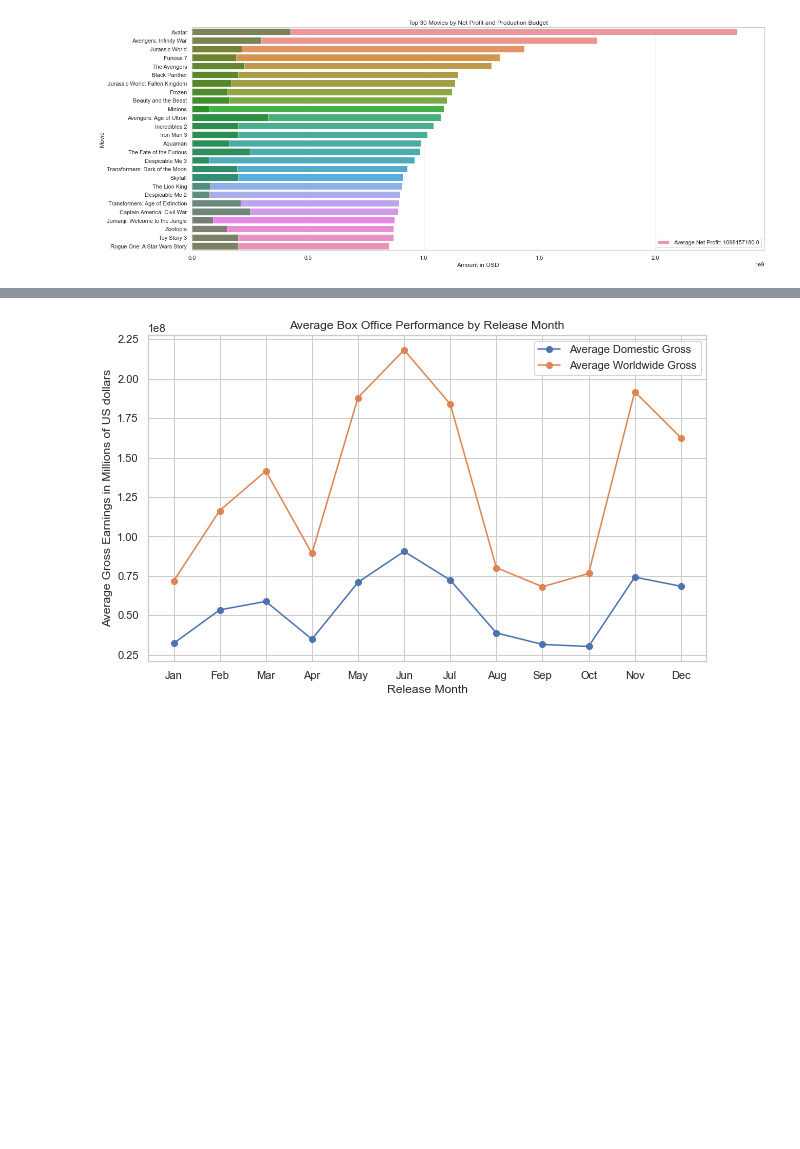
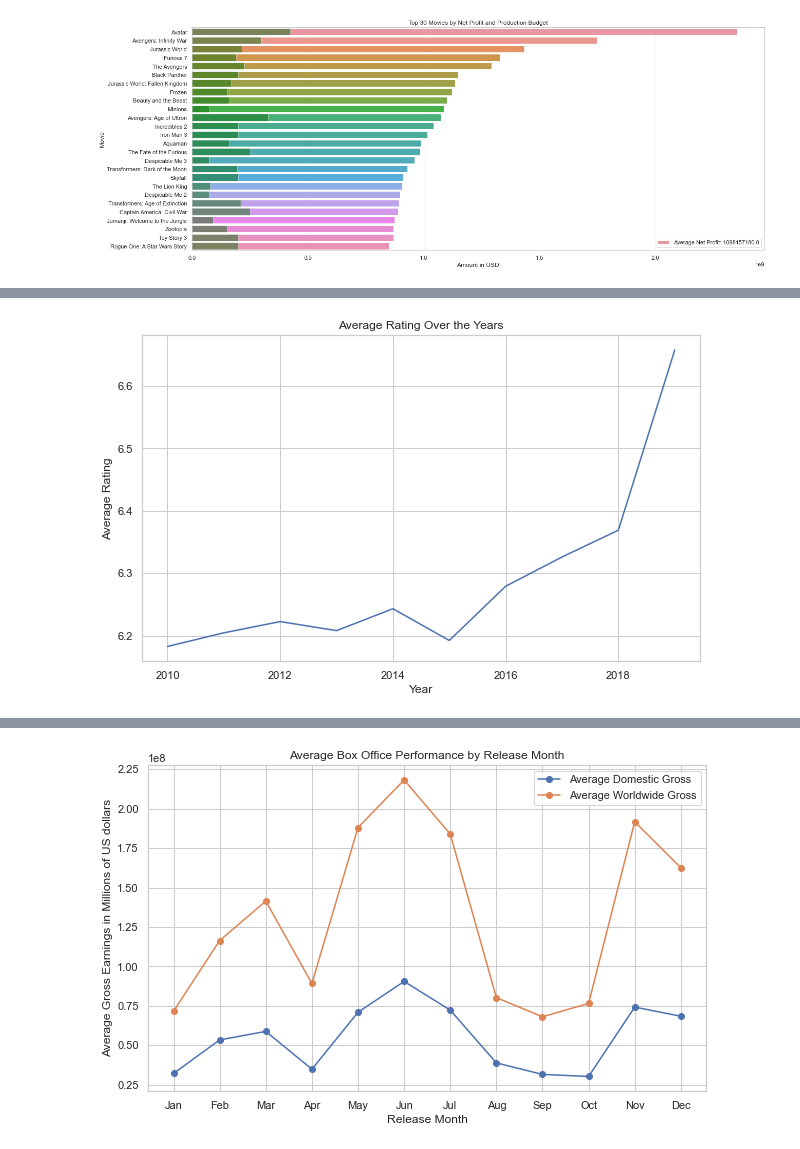
Before and after one commit to Iswana-O/dsc-phase-1-project, a Jupyter notebook: MICROSOFT MOVIE STUDIO ANALYSIS.ipynb, the cells around one changed output, grey strips where cells are left out. Drawn from its saved outputs; the diff is of its cells as text; code cells hidden in the pictures; blank space fills up the shorter version.

```diff
--- a/MICROSOFT MOVIE STUDIO ANALYSIS.ipynb
+++ b/MICROSOFT MOVIE STUDIO ANALYSIS.ipynb
@@ -503,0 +592,11 @@ plt.legend()
+# %%
+
+# Average Rating Over the Years
+average_rating_by_year = movies_df.groupby('start_year')['averagerating'].mean()
+average_rating_by_year.plot(kind='line', figsize=(10, 6))
+plt.xlabel('Year')
+plt.ylabel('Average Rating')
+plt.title('Average Rating Over the Years')
+plt.show()
+# %% [output]
+[figure, added]
```
Also changed, not shown: parts of 13 cells of this notebook, 1 other file.
